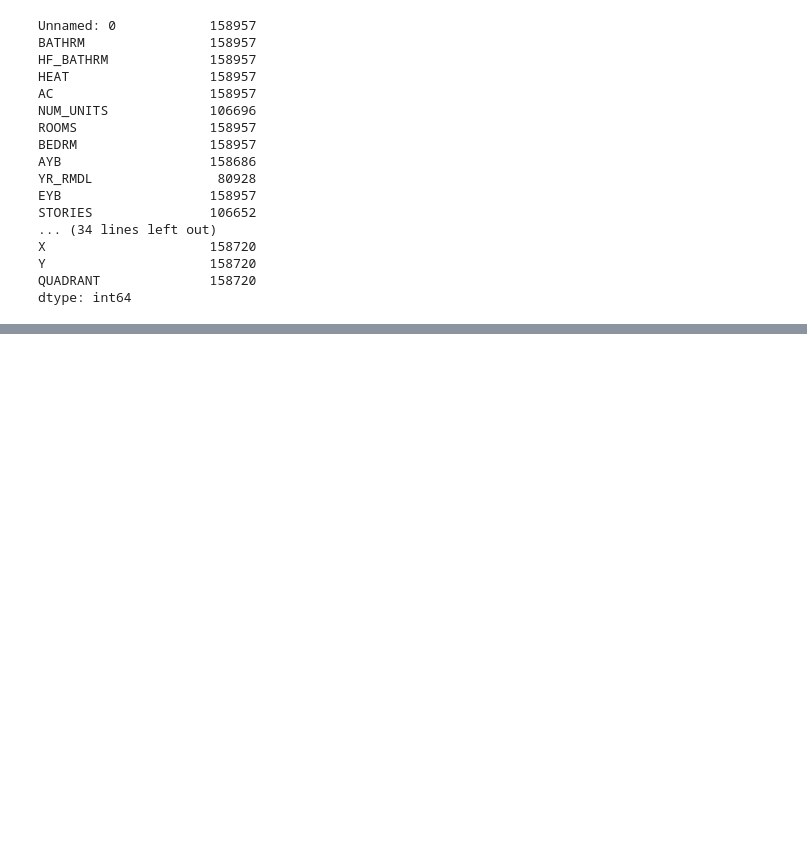
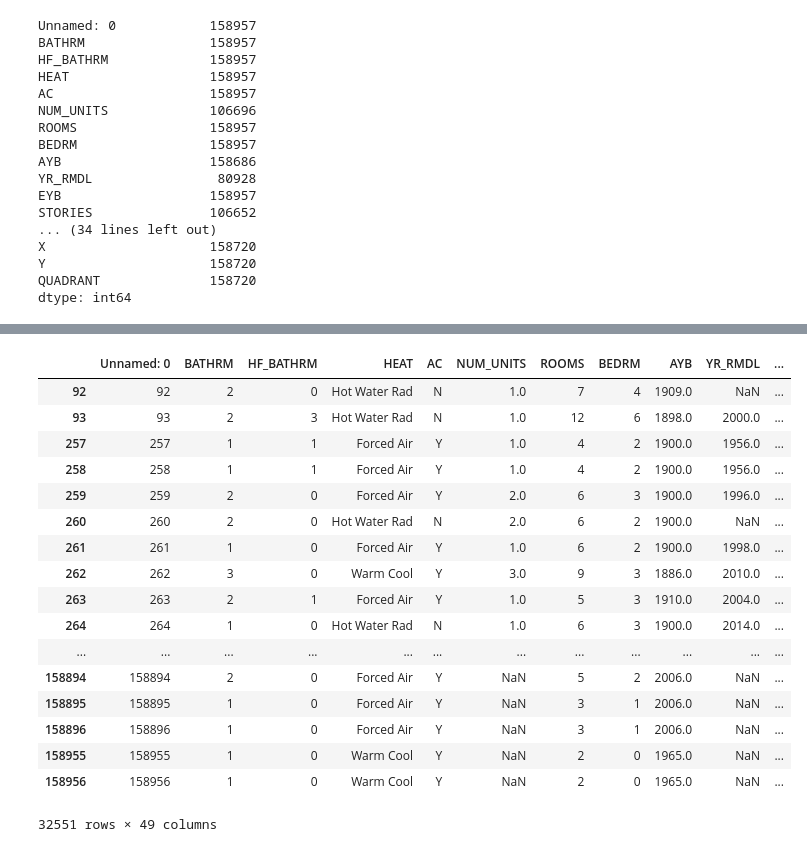
Before and after one commit to sujeebadal/DataWork-January2019, a Jupyter notebook: Project 1.ipynb, the cells around one changed output, grey strips where cells are left out. Drawn from its saved outputs; the diff is of its cells as text; code cells hidden in the pictures; blank space fills up the shorter version.

```diff
--- a/Project 1.ipynb
+++ b/Project 1.ipynb
@@ -46,0 +89,22 @@ dtype: int64
+# %%
+missing= df_missing ['ASSESSMENT_SUBNBHD'].isnull()
+df_missing.loc [missing]
+# %% [output]
+|  | Unnamed: 0 | BATHRM | HF_BATHRM | HEAT | AC | NUM_UNITS | ROOMS | BEDRM | AYB | YR_RMDL | ... |
+| 92 | 92 | 2 | 0 | Hot Water Rad | N | 1.0 | 7 | 4 | 1909.0 | NaN | ... |
+| 93 | 93 | 2 | 3 | Hot Water Rad | N | 1.0 | 12 | 6 | 1898.0 | 2000.0 | ... |
+| 257 | 257 | 1 | 1 | Forced Air | Y | 1.0 | 4 | 2 | 1900.0 | 1956.0 | ... |
+| 258 | 258 | 1 | 1 | Forced Air | Y | 1.0 | 4 | 2 | 1900.0 | 1956.0 | ... |
+| 259 | 259 | 2 | 0 | Forced Air | Y | 2.0 | 6 | 3 | 1900.0 | 1996.0 | ... |
+| 260 | 260 | 2 | 0 | Hot Water Rad | N | 2.0 | 6 | 2 | 1900.0 | NaN | ... |
+| 261 | 261 | 1 | 0 | Forced Air | Y | 1.0 | 6 | 2 | 1900.0 | 1998.0 | ... |
+| 262 | 262 | 3 | 0 | Warm Cool | Y | 3.0 | 9 | 3 | 1886.0 | 2010.0 | ... |
+| 263 | 263 | 2 | 1 | Forced Air | Y | 1.0 | 5 | 3 | 1910.0 | 2004.0 | ... |
+| 264 | 264 | 1 | 0 | Hot Water Rad | N | 1.0 | 6 | 3 | 1900.0 | 2014.0 | ... |
+| ... | ... | ... | ... | ... | ... | ... | ... | ... | ... | ... | ... |
+| 158894 | 158894 | 2 | 0 | Forced Air | Y | NaN | 5 | 2 | 2006.0 | NaN | ... |
+| 158895 | 158895 | 1 | 0 | Forced Air | Y | NaN | 3 | 1 | 2006.0 | NaN | ... |
+| 158896 | 158896 | 1 | 0 | Forced Air | Y | NaN | 3 | 1 | 2006.0 | NaN | ... |
+| 158955 | 158955 | 1 | 0 | Warm Cool | Y | NaN | 2 | 0 | 1965.0 | NaN | ... |
+| 158956 | 158956 | 1 | 0 | Warm Cool | Y | NaN | 2 | 0 | 1965.0 | NaN | ... |
+32551 rows × 49 columns
```
Also changed, not shown: parts of 2 cells of this notebook.
